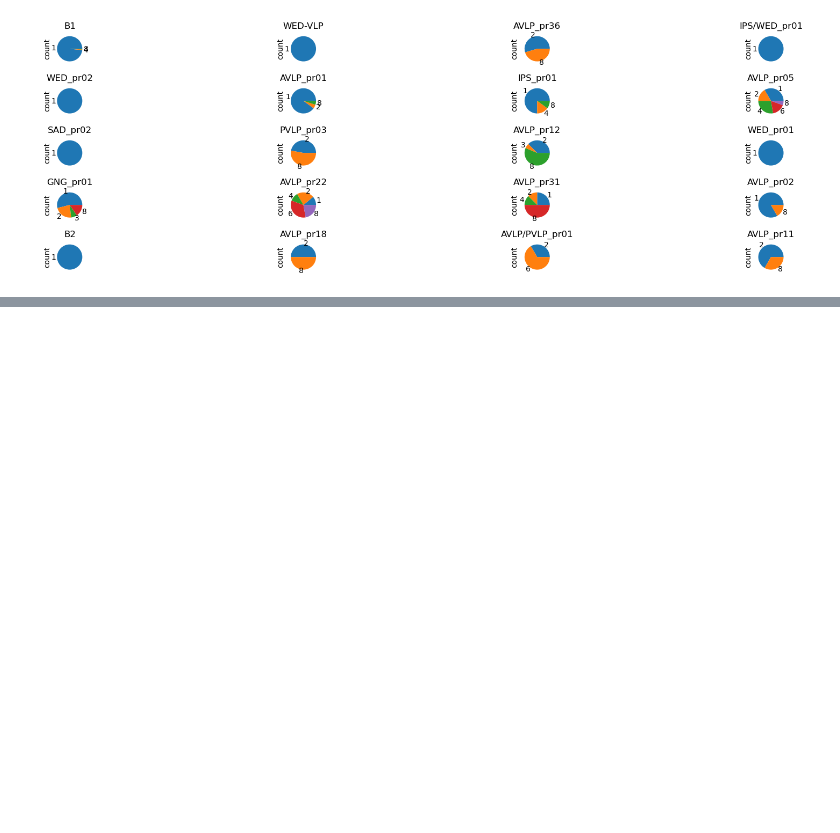
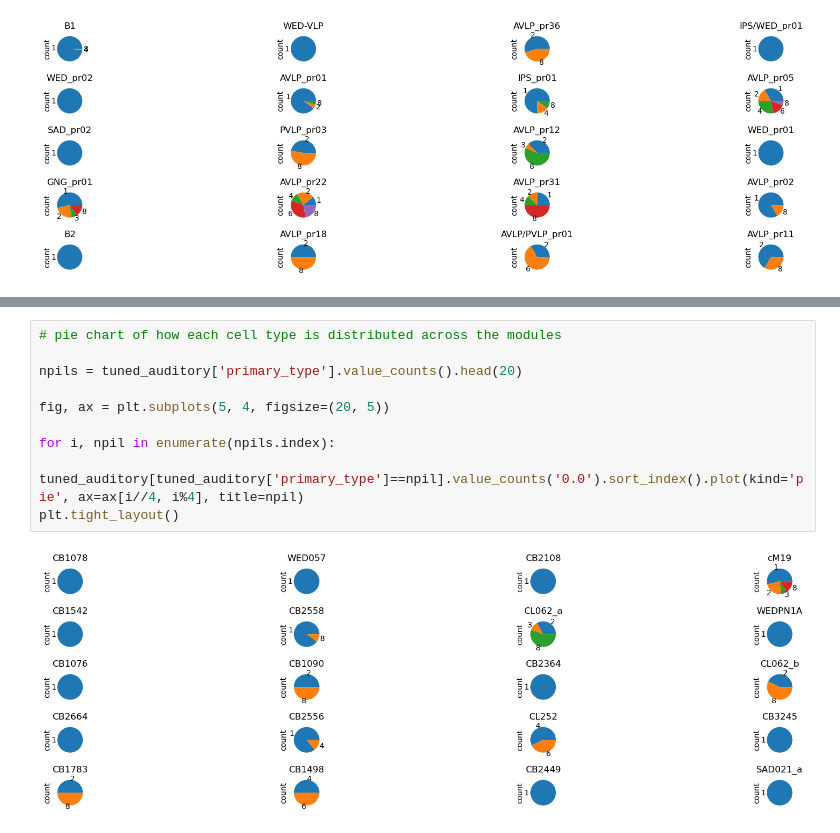
Before and after one commit to Gutierrez-lab/auditory-analysis, a Jupyter notebook: modularity_dataframe.ipynb, the cells around one changed output, grey strips where cells are left out. Saved outputs shown, nothing was run; the diff lists cells and outputs as text; blank space fills up the shorter version.

```diff
--- a/modularity_dataframe.ipynb
+++ b/modularity_dataframe.ipynb
@@ -337,0 +496,12 @@ i%9
+# %%
+# pie chart of how each cell type is distributed across the modules
+
+npils = tuned_auditory['primary_type'].value_counts().head(20)
+
+fig, ax = plt.subplots(5, 4, figsize=(20, 5))
+
+for i, npil in enumerate(npils.index):
+    tuned_auditory[tuned_auditory['primary_type']==npil].value_counts('0.0').sort_index().plot(kind='pie', ax=ax[i//4, i%4], title=npil)
+plt.tight_layout()
+# %% [output]
+[figure, added]
```
Also changed, not shown: parts of 20 cells of this notebook, 3 other files.
